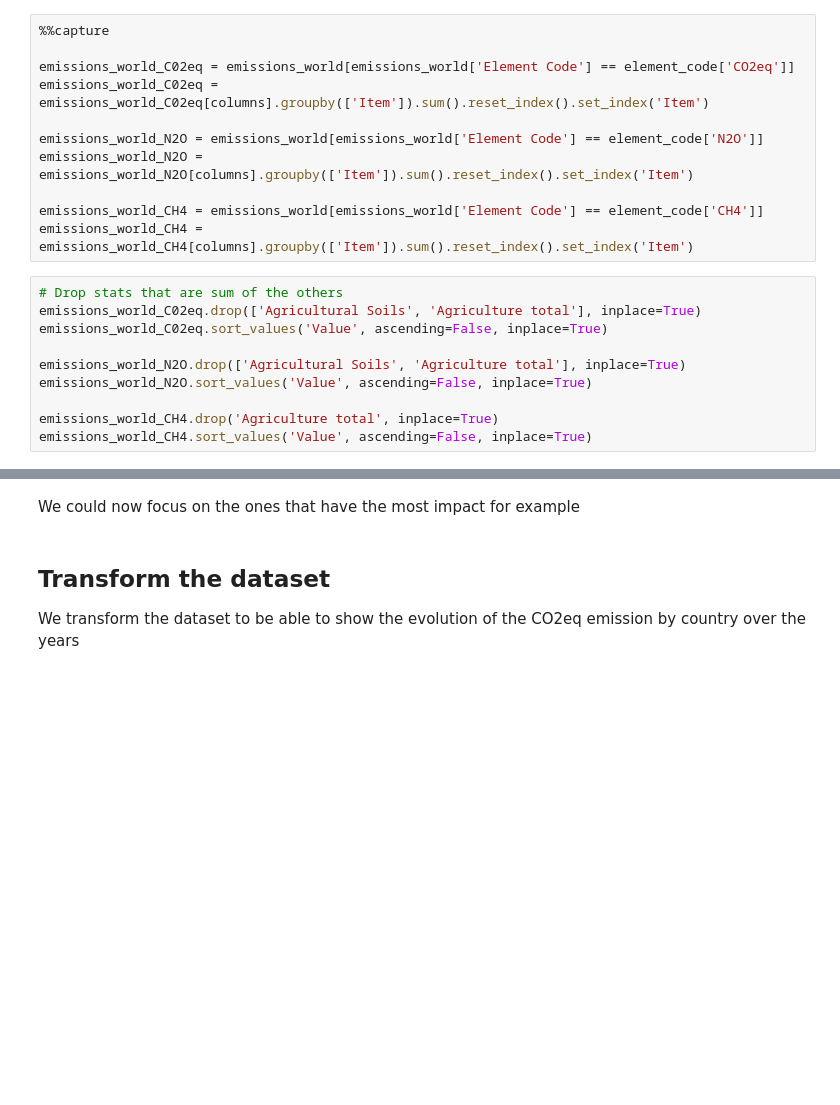
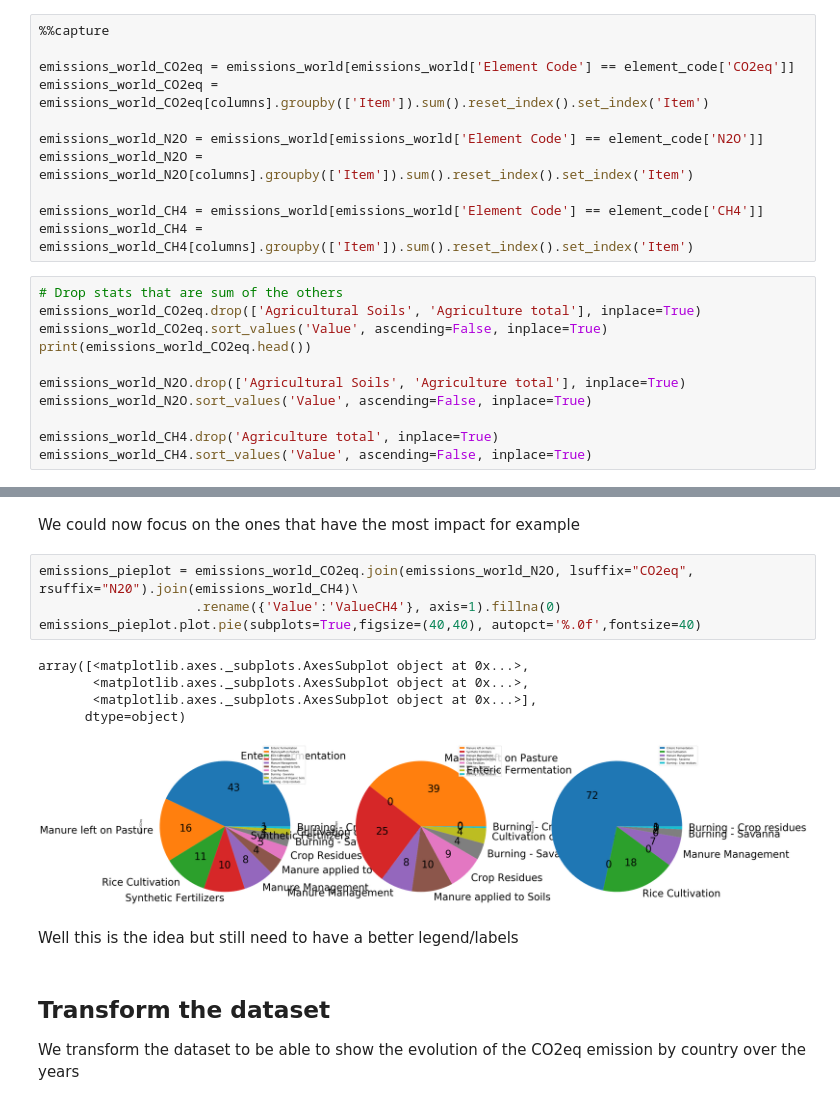
Before and after one commit to Lambo97/ADAProject, a Jupyter notebook: src/greenhouse.ipynb, the cells around one changed output, grey strips where cells are left out. Cells and saved outputs as stored; diff of their text form; blank space fills up the shorter version.

```diff
--- a/src/greenhouse.ipynb
+++ b/src/greenhouse.ipynb
@@ -65,8 +65,8 @@ emissions_world = emissions_total[(emissions_total['Country'] == 'World')]
 # %%
 %%capture
 
-emissions_world_C02eq = emissions_world[emissions_world['Element Code'] == element_code['CO2eq']]
-emissions_world_C02eq = emissions_world_C02eq[columns].groupby(['Item']).sum().reset_index().set_index('Item')
+emissions_world_CO2eq = emissions_world[emissions_world['Element Code'] == element_code['CO2eq']]
+emissions_world_CO2eq = emissions_world_CO2eq[columns].groupby(['Item']).sum().reset_index().set_index('Item')
 
 emissions_world_N2O = emissions_world[emissions_world['Element Code'] == element_code['N2O']]
 emissions_world_N2O = emissions_world_N2O[columns].groupby(['Item']).sum().reset_index().set_index('Item')
@@ -75,8 +75,9 @@ emissions_world_CH4 = emissions_world[emissions_world['Element Code'] == element
 emissions_world_CH4 = emissions_world_CH4[columns].groupby(['Item']).sum().reset_index().set_index('Item')
 # %%
 # Drop stats that are sum of the others
-emissions_world_C02eq.drop(['Agricultural Soils', 'Agriculture total'], inplace=True)
-emissions_world_C02eq.sort_values('Value', ascending=False, inplace=True)
+emissions_world_CO2eq.drop(['Agricultural Soils', 'Agriculture total'], inplace=True)
+emissions_world_CO2eq.sort_values('Value', ascending=False, inplace=True)
+print(emissions_world_CO2eq.head())
 
 emissions_world_N2O.drop(['Agricultural Soils', 'Agriculture total'], inplace=True)
 emissions_world_N2O.sort_values('Value', ascending=False, inplace=True)
@@ -117,6 +132,18 @@ In total, CH4 has a bigger CO2eq impact than N20, but they are both big
 It is obvious that Enteric Fermentation is (in total) the biggest emmitor of greenhouse gasses, but this is only from CH4, and it produces no N20
 # %% [markdown]
 We could now focus on the ones that have the most impact for example
+# %%
+emissions_pieplot = emissions_world_CO2eq.join(emissions_world_N2O, lsuffix="CO2eq", rsuffix="N20").join(emissions_world_CH4)\
+                    .rename({'Value':'ValueCH4'}, axis=1).fillna(0)
+emissions_pieplot.plot.pie(subplots=True,figsize=(40,40), autopct='%.0f',fontsize=40)
+# %% [output]
+array([<matplotlib.axes._subplots.AxesSubplot object at 0x...>,
+       <matplotlib.axes._subplots.AxesSubplot object at 0x...>,
+       <matplotlib.axes._subplots.AxesSubplot object at 0x...>],
+      dtype=object)
+[figure, added]
+# %% [markdown]
+Well this is the idea but still need to have a better legend/labels
 # %% [markdown]
 ## Transform the dataset
 We transform the dataset to be able to show the evolution of the CO2eq emission by country over the years
```
Also changed, not shown: parts of 15 cells of this notebook.
